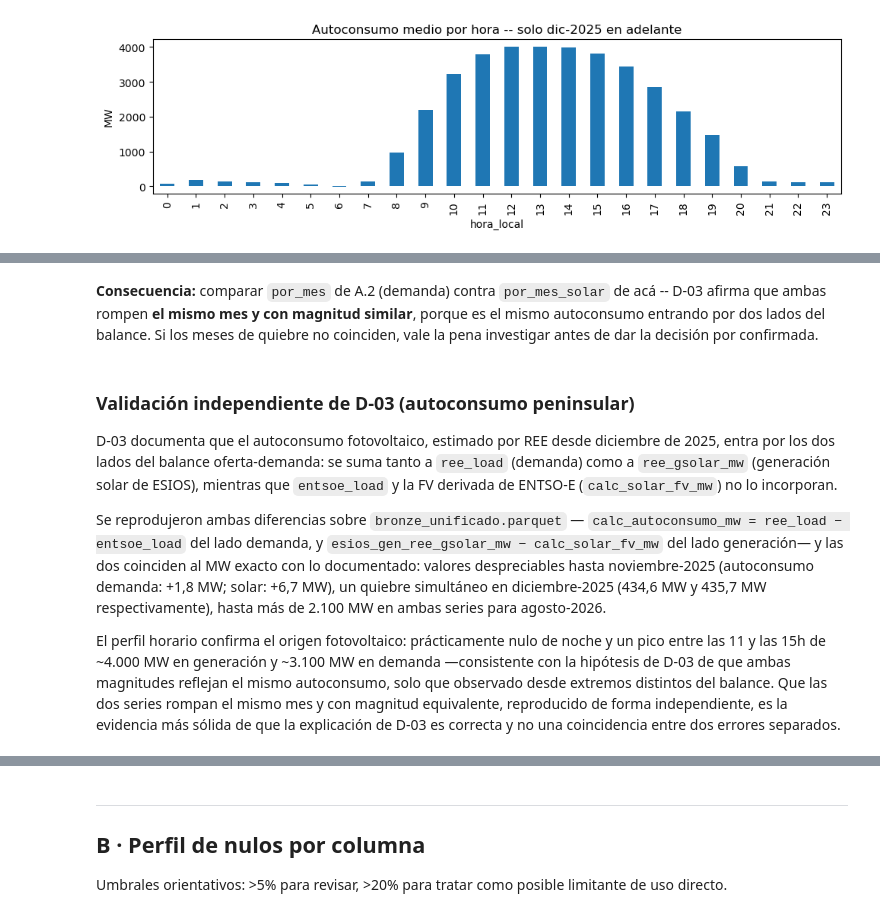
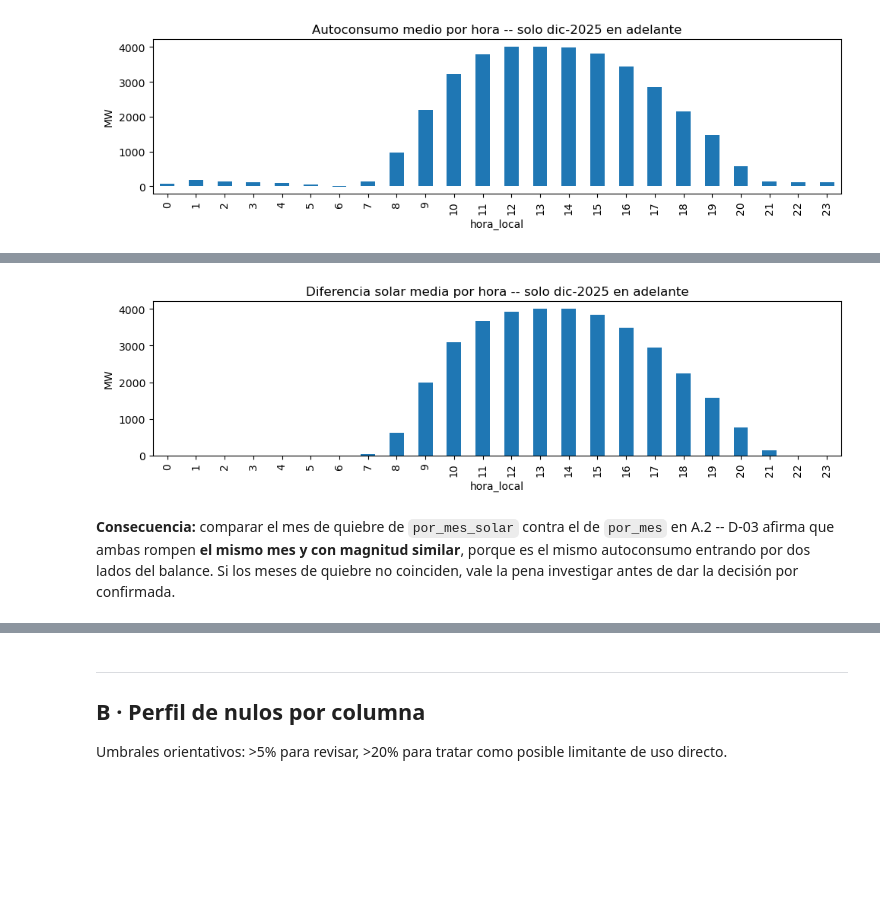
Before and after one commit to Torgio/edev_models, a Jupyter notebook: notebooks/02_eda_bronze.ipynb, the cells around one changed output, grey strips where cells are left out. Cells and saved outputs as stored; diff of their text form; code cells hidden in the pictures; blank space fills up the shorter version.

```diff
--- a/notebooks/02_eda_bronze.ipynb
+++ b/notebooks/02_eda_bronze.ipynb
@@ -242,0 +210,8 @@ plt.show()
+# %%
+solar = df[["ts_utc", "entsoe_solar_mw", "esios_gen_ree_gsolar_mw", "esios_gen_ree_gsolter_mw", "calc_solar_fv_mw"]].dropna()
+solar["diff_entsoe_vs_esios_fv"] = solar["esios_gen_ree_gsolar_mw"] - solar["calc_solar_fv_mw"]
+solar["mes"] = solar["ts_utc"].dt.to_period("M")
+
+por_mes_solar = solar.groupby("mes")["diff_entsoe_vs_esios_fv"].mean().round(1)
+print("Diferencia media ree_gsolar_mw - calc_solar_fv_mw, por mes:")
+print(por_mes_solar.to_string())
@@ -243,27 +236,16 @@ plt.show()
+# %%
+solar_reciente = solar[solar["ts_utc"] >= "2025-12-01"].copy()
+solar_reciente["hora_local"] = solar_reciente["ts_utc"].dt.tz_convert("Europe/Madrid").dt.hour
+por_hora_solar = solar_reciente.groupby("hora_local")["diff_entsoe_vs_esios_fv"].mean()
+
+por_hora_solar.plot(kind="bar", figsize=(10, 3), title="Diferencia solar media por hora -- solo dic-2025 en adelante")
+plt.ylabel("MW")
+plt.tight_layout()
+plt.show()
+# %% [output]
+[figure, added]
 # %% [markdown]
-**Consecuencia:** comparar `por_mes` de A.2 (demanda) contra `por_mes_solar` de acá --
-D-03 afirma que ambas rompen **el mismo mes y con magnitud similar**, porque es el mismo
-autoconsumo entrando por dos lados del balance. Si los meses de quiebre no coinciden, vale
-la pena investigar antes de dar la decisión por confirmada.
+**Consecuencia:** comparar el mes de quiebre de `por_mes_solar` contra el de `por_mes`
+en A.2 -- D-03 afirma que ambas rompen **el mismo mes y con magnitud similar**, porque es
+el mismo autoconsumo entrando por dos lados del balance. Si los meses de quiebre no
+coinciden, vale la pena investigar antes de dar la decisión por confirmada.
-# %% [markdown]
-### Validación independiente de D-03 (autoconsumo peninsular)
-
-D-03 documenta que el autoconsumo fotovoltaico, estimado por REE desde diciembre de 2025,
-entra por los dos lados del balance oferta-demanda: se suma tanto a `ree_load` (demanda)
-como a `ree_gsolar_mw` (generación solar de ESIOS), mientras que `entsoe_load` y la FV
-derivada de ENTSO-E (`calc_solar_fv_mw`) no lo incorporan.
-
-Se reprodujeron ambas diferencias sobre `bronze_unificado.parquet` —
-`calc_autoconsumo_mw = ree_load − entsoe_load` del lado demanda, y
-`esios_gen_ree_gsolar_mw − calc_solar_fv_mw` del lado generación— y las dos coinciden al
-MW exacto con lo documentado: valores despreciables hasta noviembre-2025 (autoconsumo
-demanda: +1,8 MW; solar: +6,7 MW), un quiebre simultáneo en diciembre-2025 (434,6 MW y
-435,7 MW respectivamente), hasta más de 2.100 MW en ambas series para agosto-2026.
-
-El perfil horario confirma el origen fotovoltaico: prácticamente nulo de noche y un pico
-entre las 11 y las 15h de ~4.000 MW en generación y ~3.100 MW en demanda —consistente con
-la hipótesis de D-03 de que ambas magnitudes reflejan el mismo autoconsumo, solo que
-observado desde extremos distintos del balance. Que las dos series rompan el mismo mes y
-con magnitud equivalente, reproducido de forma independiente, es la evidencia más sólida
-de que la explicación de D-03 es correcta y no una coincidencia entre dos errores
-separados.
```
Also changed, not shown: parts of 62 cells of this notebook, 2 other files.
